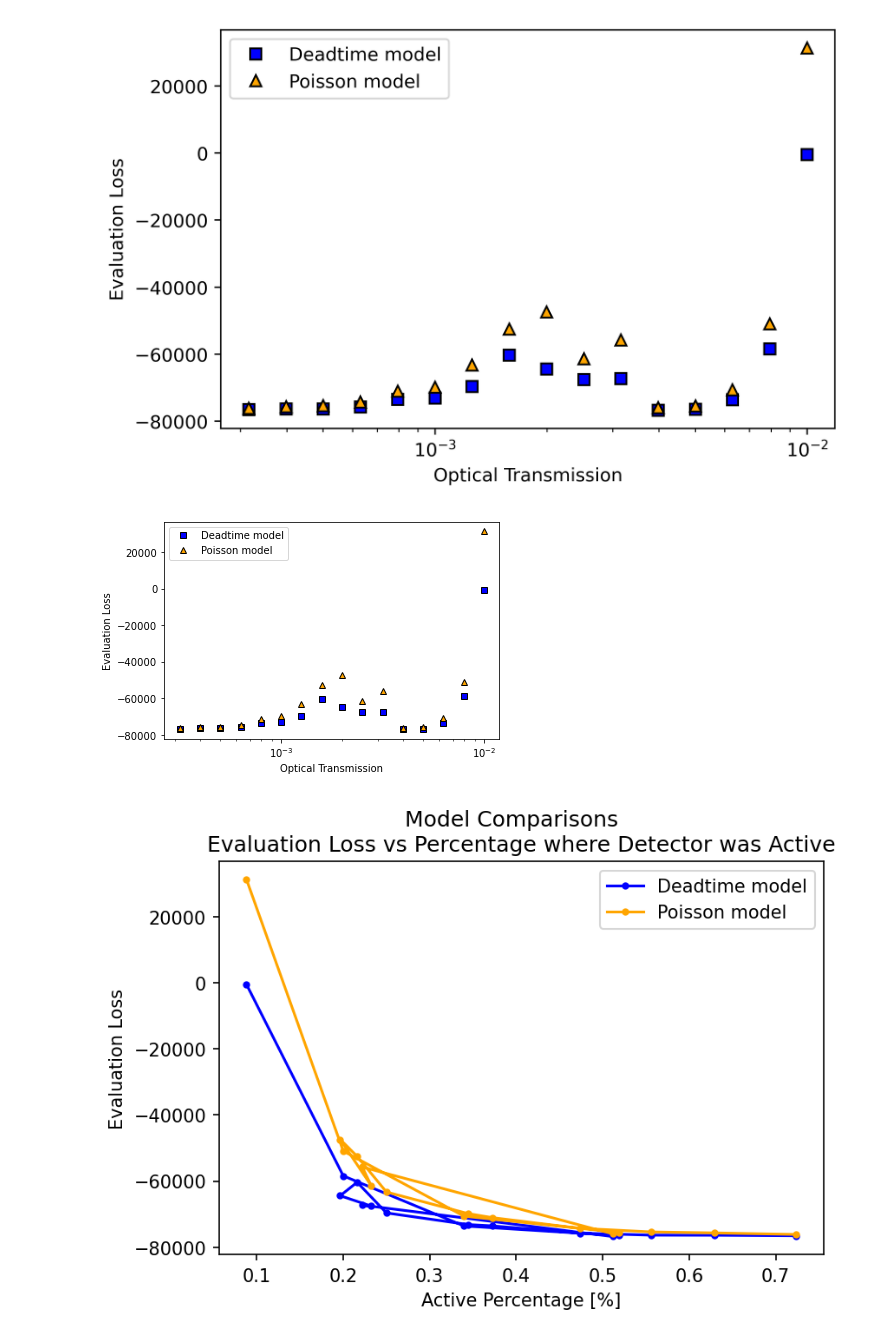
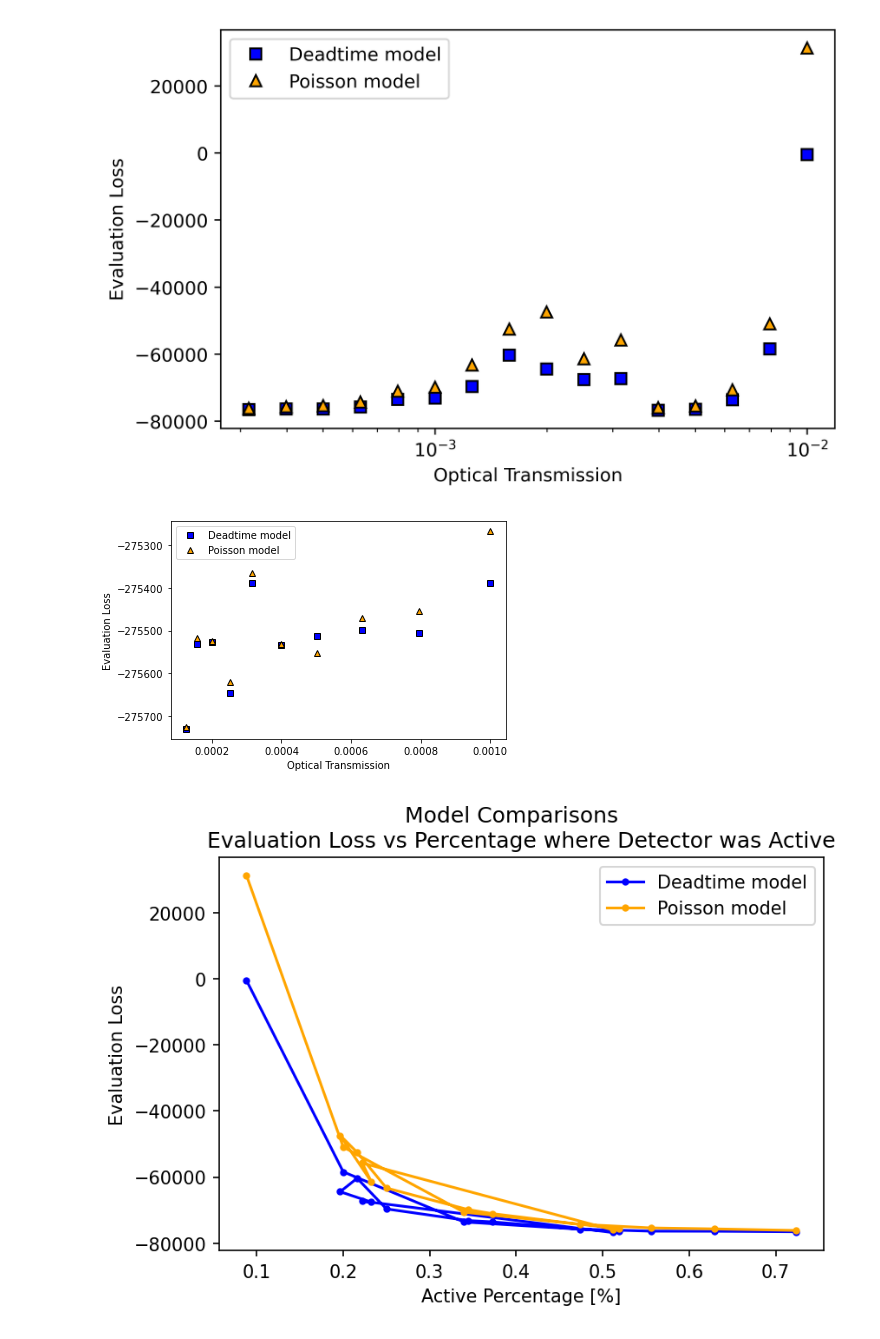
Before and after one commit to gkirchhoff32/ARSENL_backscatter_experiments, a Jupyter notebook: scripts/plot_eval_loss.ipynb, the cells around one changed output. Drawn from its saved outputs; the diff is of its cells as text; code cells hidden in the pictures.

Commit message:
plotting new data

```diff
--- a/scripts/plot_eval_loss.ipynb
+++ b/scripts/plot_eval_loss.ipynb
@@ -12,9 +12,9 @@ mpl.rcParams.update({"figure.facecolor": "white"})
 use_sim_data = False
 use_rmse = False
 # %%
-load_dir = r'C:\Users\Grant\OneDrive - UCB-O365\ARSENL\Experiments\SPCM\evaluation_loss'
-df_dtime = pd.read_csv(load_dir + r'/eval_loss_dtimeTrue_OD2.0E+00-5.0E+00_order6-15_shots1.00E+05.csv')
-df_pois = pd.read_csv(load_dir + r'/eval_loss_dtimeFalse_OD2.0E+00-5.0E+00_order6-15_shots1.00E+05.csv')
+load_dir = r'C:\Users\jason\OneDrive - UCB-O365\ARSENL\Experiments\SPCM\evaluation_loss'
+df_dtime = pd.read_csv(load_dir + r'/eval_loss_dtimeTrue_OD3.0E+00-5.0E+00_order6-17_shots1.00E+05.csv')
+df_pois = pd.read_csv(load_dir + r'/eval_loss_dtimeFalse_OD3.0E+00-5.0E+00_order6-17_shots1.00E+05.csv')
 
 eval_loss_dtime = df_dtime['Evaluation Loss'].dropna()
 eval_loss_pois = df_pois['Evaluation Loss'].dropna()
@@ -73,36 +73,36 @@ fig = plt.figure()
 ax = fig.add_subplot(111)
 if use_sim_data:
     if use_rmse:
         ax.plot(target_amp_dtime, RMSE_dtime, 's', color='cyan', markeredgecolor='black', label='Deadtime model')
         ax.plot(target_amp_pois, RMSE_pois, '^', color='brown', markeredgecolor='black', label='Poisson model')
         ax.set_ylabel('Relative RMSE')
         plt.legend()
     else:
         ax.plot(target_amp_dtime, eval_loss_dtime, 's', color='blue', markeredgecolor='black', label='Deadtime model')
         ax.plot(target_amp_pois, eval_loss_pois, '^', color='orange', markeredgecolor='black', label='Poisson model')
         ax.set_ylabel('Evaluation Loss')
         plt.legend()
     ax.set_xlabel('Peak Arrival Rate')
 else:
     transmit_factor = 10**(-OD)
     atten_factor = 1-transmit_factor
 
     skip_num = 0
     ax.plot(transmit_factor[skip_num:], eval_loss_dtime[skip_num:], 's', color='blue', markeredgecolor='black', label='Deadtime model')
     ax.plot(transmit_factor[skip_num:], eval_loss_pois[skip_num:], '^', color='orange', markeredgecolor='black', label='Poisson model')
     ax.set_xlabel('Optical Transmission')
     ax.set_ylabel('Evaluation Loss')
     plt.legend()
 
-plt.xscale('log')
+# plt.xscale('log')
 
 
-save_dir = r'C:/Users/Grant/Downloads'
+save_dir = r'C:/Users/jason/Downloads'
 save_plt_file = r'/eval_loss_comparison.png'
 fig.savefig(save_dir + save_plt_file)
 plt.show()
 # %% [output]
-[figure, old version]
+[figure, new version]
 # %%
 # Plot Eval Loss vs Average Active-Detector Percentage
 
```
Also changed, not shown: 1 other file.
